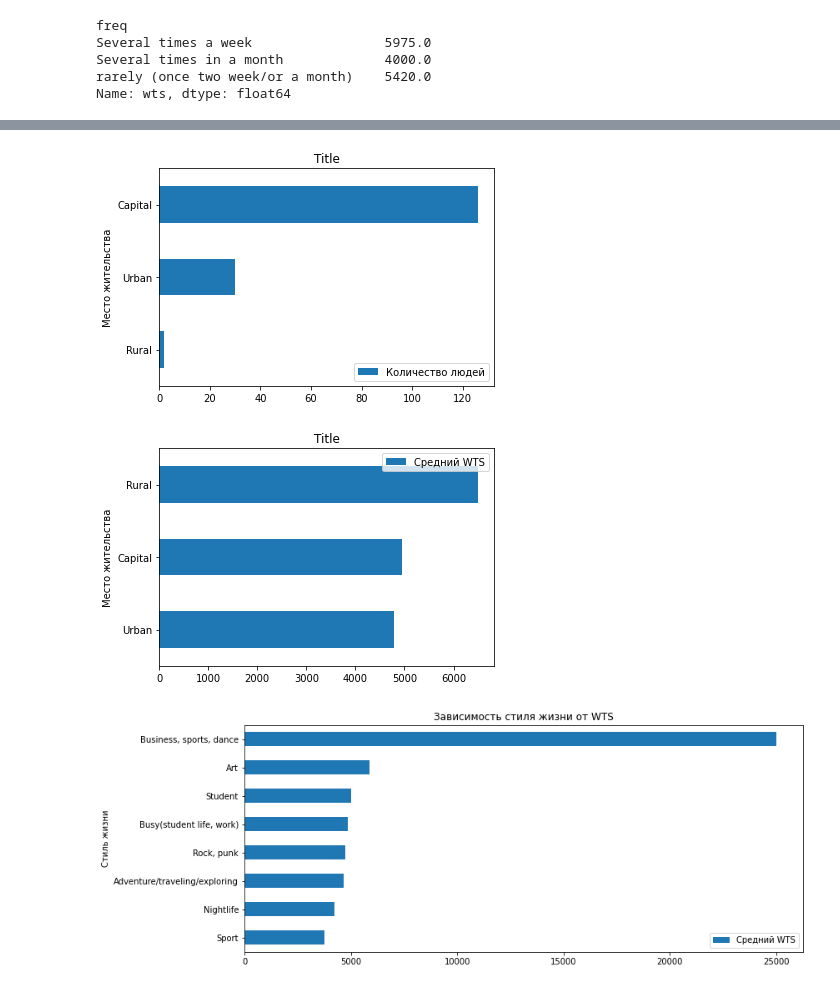
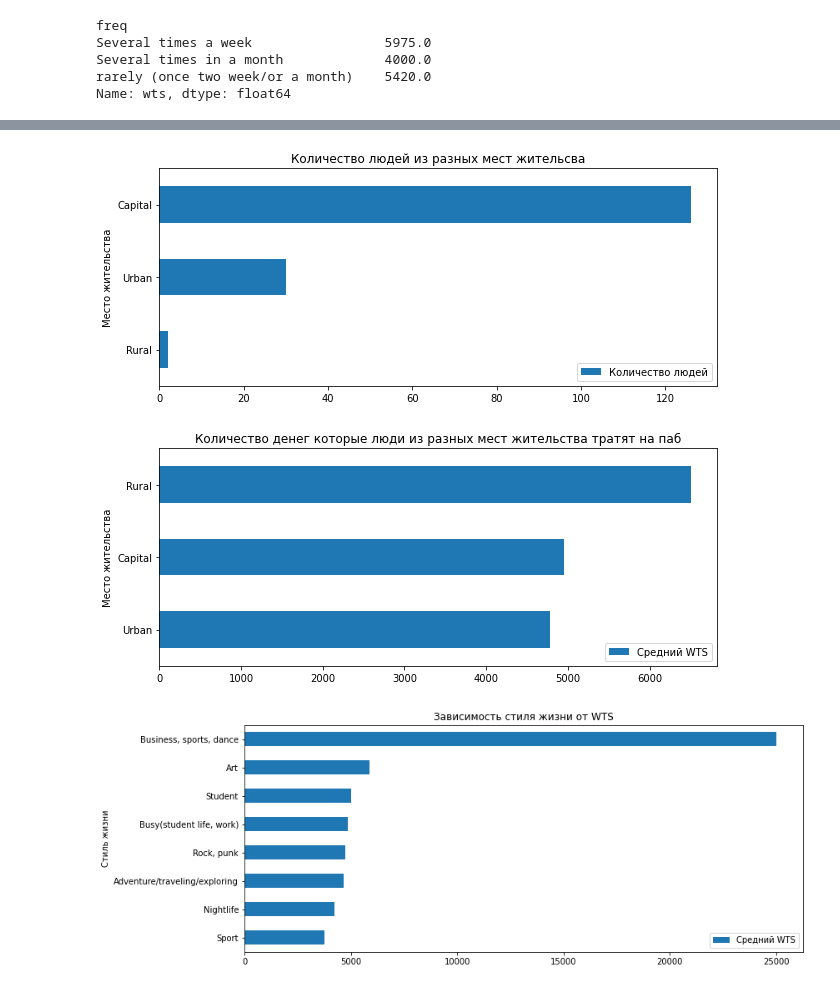
Before and after one commit to sevenzing/delete_this, a Jupyter notebook: final/final_exam.ipynb, the cells around one changed output, grey strips where cells are left out. Saved outputs shown, nothing was run; the diff lists cells and outputs as text; code cells hidden in the pictures.

```diff
--- a/final/final_exam.ipynb
+++ b/final/final_exam.ipynb
@@ -185,18 +183,18 @@ plt.show()
 # %%
 # 6) Поделить всех людей на тех, кто из города и Urban. Построить графики:
 # 1. где показано, насколько часто люди из сити посещают пабы и для урбан то же самое
 # 2. Где показано сколько денег тратит каждая категория
 # 3. Вывод
-pubs.groupby('stratum').size().sort_values().plot.barh(title='Title', xlabel='Место жительства', legend=True)
+pubs.groupby('stratum').size().sort_values().plot.barh(title='Количество людей из разных мест жительсва', xlabel='Место жительства', legend=True, figsize=(10, 4))
 plt.legend(['Количество людей'])
 plt.show()
 
-pubs.groupby('stratum')['wts'].mean().sort_values().plot.barh(title='Title', xlabel='Место жительства', legend=True)
+pubs.groupby('stratum')['wts'].mean().sort_values().plot.barh(title='Количество денег которые люди из разных мест жительства тратят на паб', xlabel='Место жительства', legend=True, figsize=(10, 4))
 plt.legend(['Средний WTS'])
 plt.show()
 # %% [output]
-[figure, old version]
+[figure, new version]
-[figure, old version]
+[figure, new version]
 # %%
 # 7) В последнем показать зависимость между образом жизни чела и сколько он тратится в пабе (если еще здесь же можно отобразить, как часто он ходит в паб, то просто сказка).
 #fig, (ax1, ax2) = plt.subplots(2,1)
```
Also changed, not shown: parts of 10 cells of this notebook.
